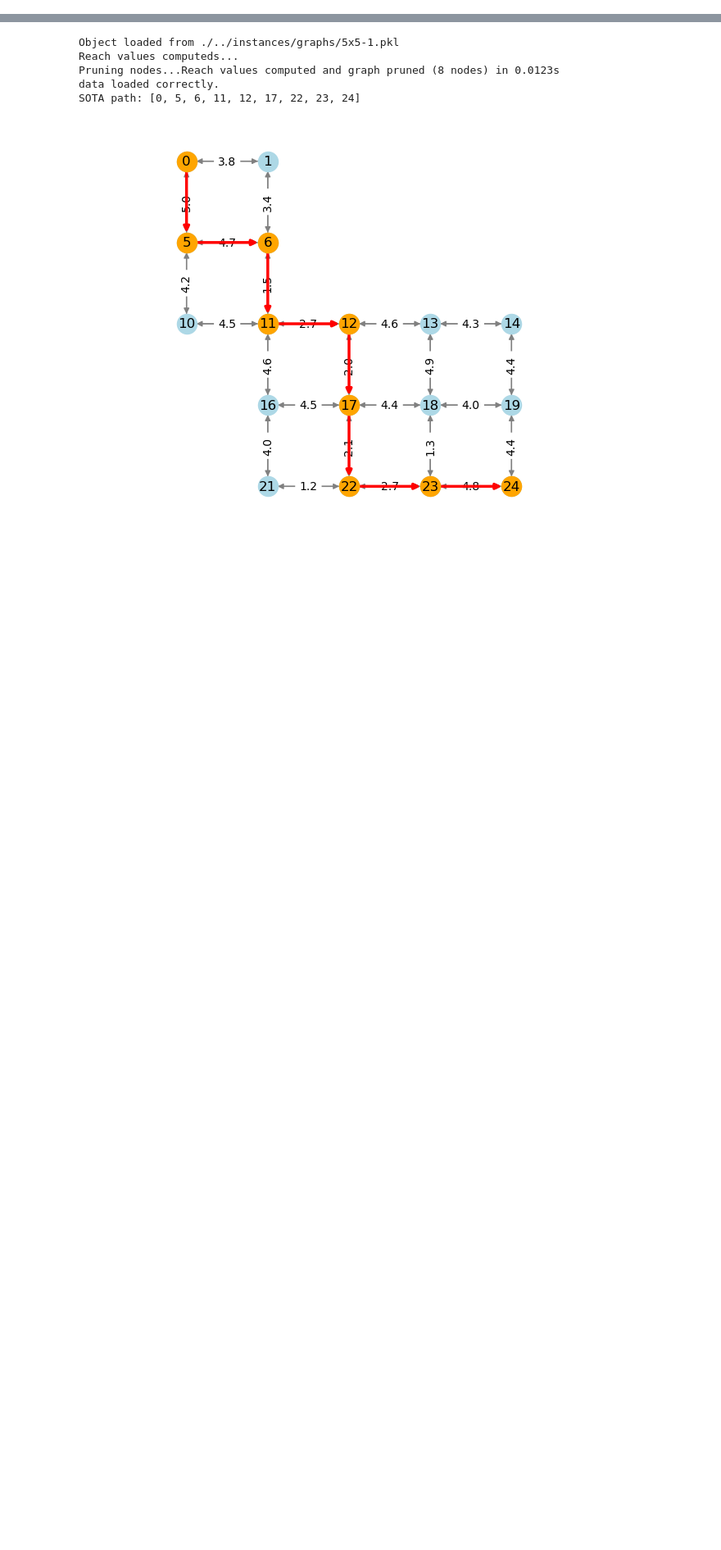
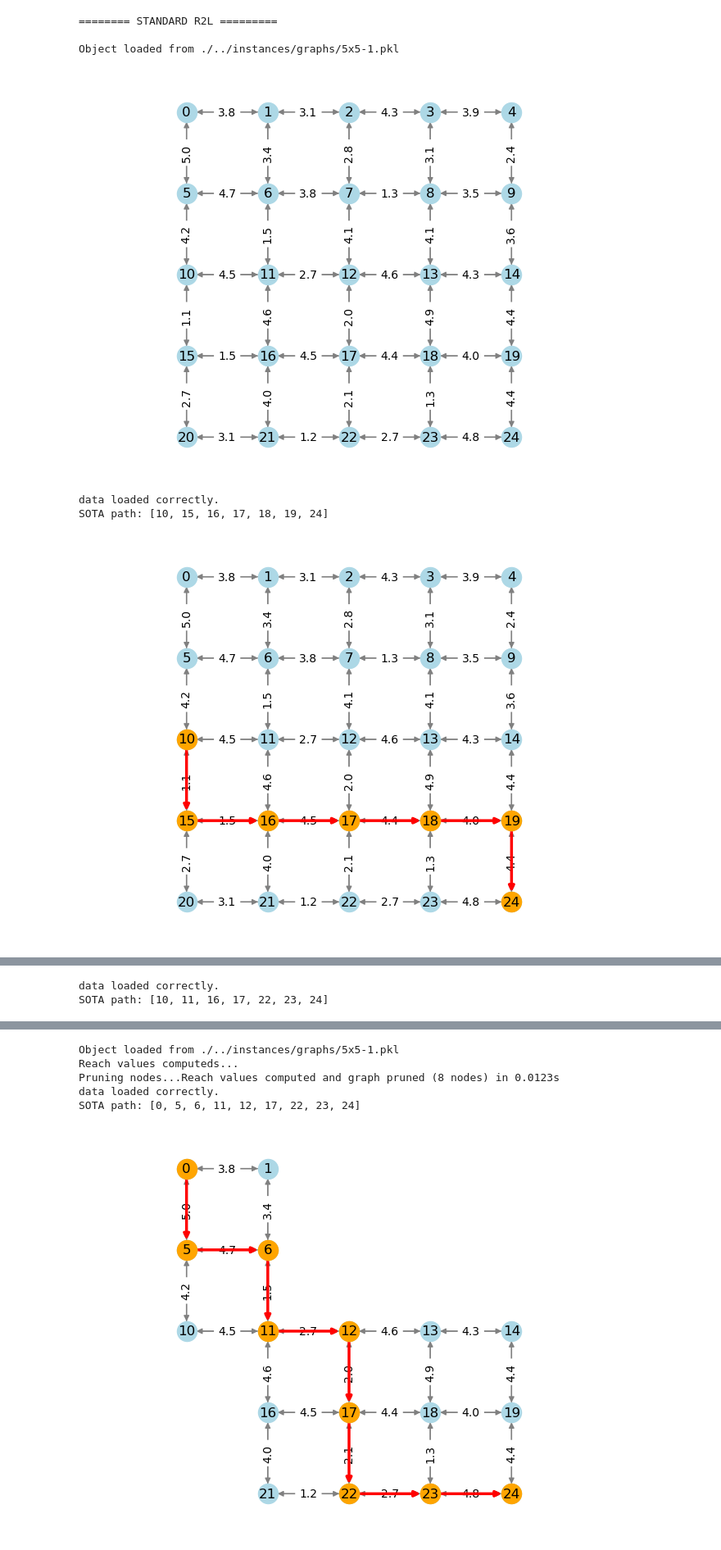
Before and after one commit to samuelepeirone/SOTA-RL, a Jupyter notebook: notebook/Testing Arc-flags pruned RL.ipynb, the cells around one changed output, grey strips where cells are left out. Shown at 82% size. Cells and saved outputs as stored; diff of their text form; code cells hidden in the pictures; blank space fills up the shorter version.

```diff
--- a/notebook/Testing Arc-flags pruned RL.ipynb
+++ b/notebook/Testing Arc-flags pruned RL.ipynb
@@ -62,0 +63,17 @@ SOTA path: [4, 9, 14, 19, 24]
+# %%
+path_graph = "./../instances/graphs/5x5-1.pkl"
+
+path_gn = "./../instances/trained/grid_5x5_test-gn.pkl"
+path_af = "./../instances/trained/grid_5x5_test-af.pkl"
+path_rh = "./../instances/trained/grid_5x5_test-rh.pkl"
+
+R2LTestFunctions.gn_af_rh_path_comparison(path_graph, path_gn, path_af, path_rh, start_node = 10,
+                                          remaining_reward=25, dont_print=True, print_graph_path=True, print_graph_pruned=True)
+# %% [output]
+======== STANDARD R2L =========
+
+Object loaded from ./../instances/graphs/5x5-1.pkl
+[figure, added]
+data loaded correctly.
+SOTA path: [10, 15, 16, 17, 18, 19, 24]
+[figure, added]
@@ -62,0 +88,2 @@ SOTA path: [4, 9, 14, 19, 24]
+data loaded correctly.
+SOTA path: [10, 11, 16, 17, 22, 23, 24]
```
Also changed, not shown: parts of 6 cells of this notebook, 5 other files.
